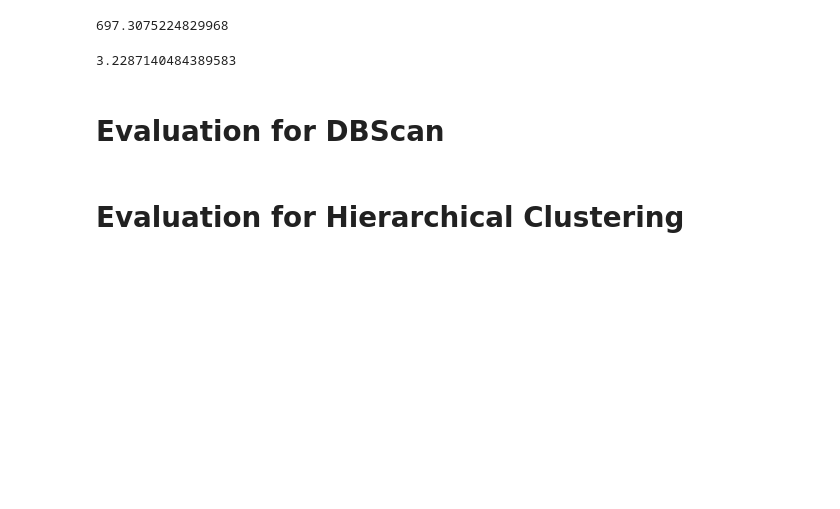
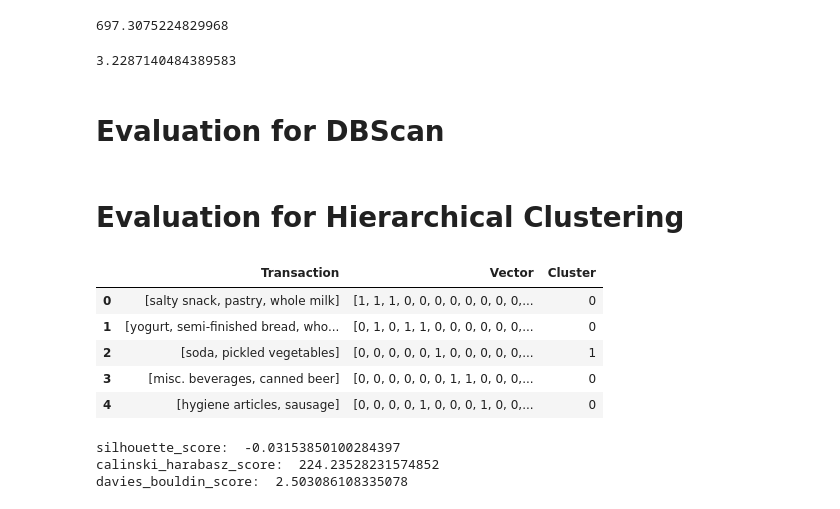
Before and after one commit to titim789/Data_Analytics_Project, a Jupyter notebook: Assignment 2/Clustering/Cluster Evaluation.ipynb, the cells around one changed output. Saved outputs shown, nothing was run; the diff lists cells and outputs as text; code cells hidden in the pictures; blank space fills up the shorter version.

```diff
--- a/Assignment 2/Clustering/Cluster Evaluation.ipynb
+++ b/Assignment 2/Clustering/Cluster Evaluation.ipynb
@@ -34,3 +34,31 @@ davies_bouldin_score(list(kMeansDF["Vector"]), list(kMeansDF["Cluster"]))
 # Evaluation for DBScan
 # %% [markdown]
 # Evaluation for Hierarchical Clustering
+# %%
+# Load Clustering results
+hierDF3 = pd.read_csv("./Output Clusters/hierarchical_3_clusters.csv" , index_col=[0], converters={"Transaction": literal_eval, "Vector":literal_eval})
+hierDF3.head()
+# %% [output]
+|  | Transaction | Vector | Cluster |
+| 0 | [salty snack, pastry, whole milk] | [1, 1, 1, 0, 0, 0, 0, 0, 0, 0, 0,... | 0 |
+| 1 | [yogurt, semi-finished bread, who... | [0, 1, 0, 1, 1, 0, 0, 0, 0, 0, 0,... | 0 |
+| 2 | [soda, pickled vegetables] | [0, 0, 0, 0, 0, 1, 0, 0, 0, 0, 0,... | 1 |
+| 3 | [misc. beverages, canned beer] | [0, 0, 0, 0, 0, 0, 1, 1, 0, 0, 0,... | 0 |
+| 4 | [hygiene articles, sausage] | [0, 0, 0, 0, 1, 0, 0, 0, 1, 0, 0,... | 0 |
+# %%
+# # Getting Sihoulette Score
+# silhouette_score(list(hierDF["Vector"]), list(hierDF["Cluster"]))
+
+# # Getting Calinski Harabasz Score
+# calinski_harabasz_score(list(hierDF["Vector"]), list(hierDF["Cluster"]))
+
+# # Getting Davies Bouldin Score
+# davies_bouldin_score(list(hierDF["Vector"]), list(hierDF["Cluster"]))
+
+print("silhouette_score: ", silhouette_score(list(hierDF["Vector"]), list(hierDF["Cluster"])))
+print("calinski_harabasz_score: ", calinski_harabasz_score(list(hierDF["Vector"]), list(hierDF["Cluster"])))
+print("davies_bouldin_score: ", davies_bouldin_score(list(hierDF["Vector"]), list(hierDF["Cluster"])))
+# %% [output]
+silhouette_score:  -0.03153850100284397
+calinski_harabasz_score:  224.23528231574852
+davies_bouldin_score:  2.503086108335078
```
Also changed, not shown: 1 other file.
